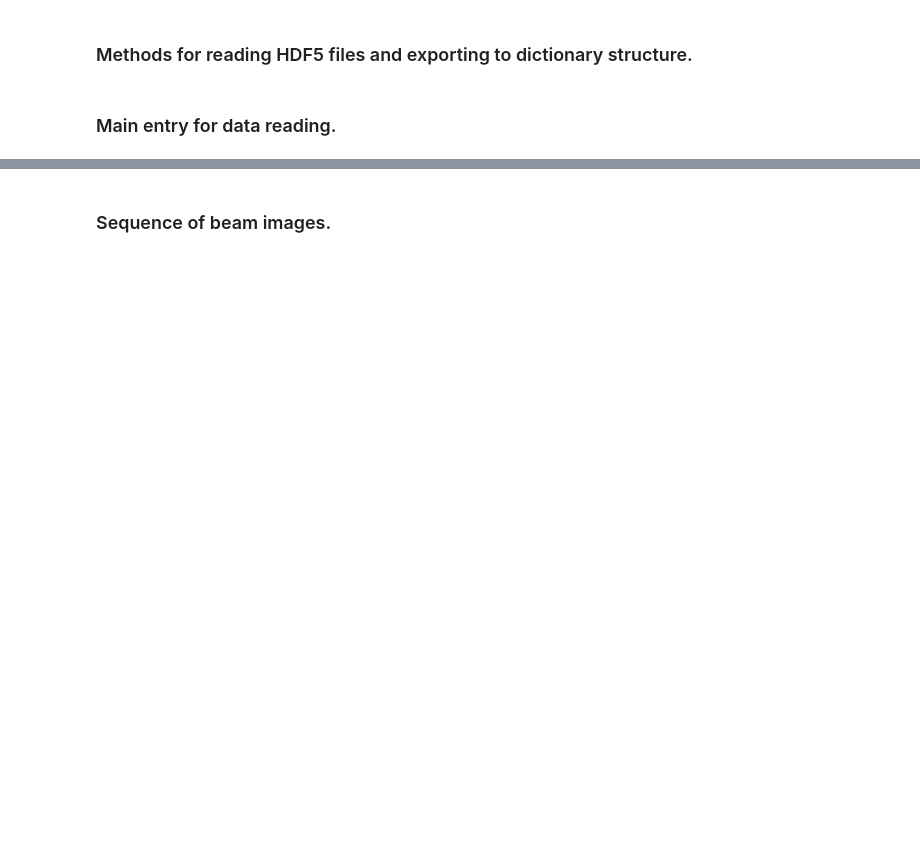
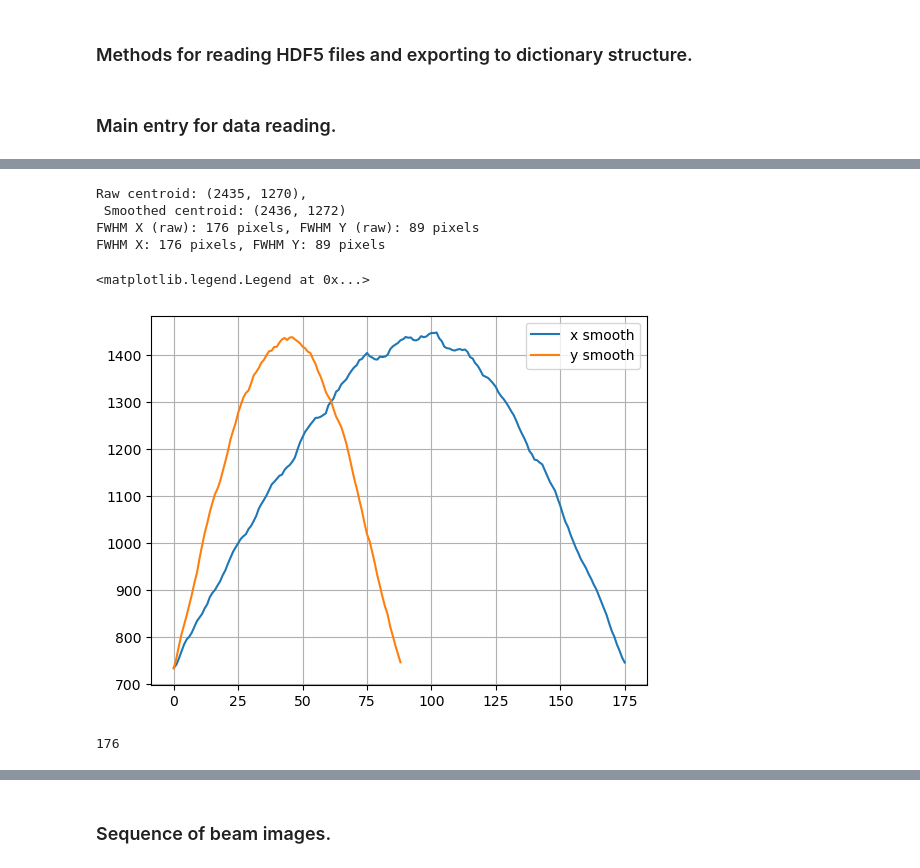
Before and after one commit to lnls-ids/cax-scripts, a Jupyter notebook: scan_read_hdf5.ipynb, the cells around one changed output, grey strips where cells are left out. Drawn from its saved outputs; the diff is of its cells as text; code cells hidden in the pictures; blank space fills up the shorter version.

```diff
--- a/scan_read_hdf5.ipynb
+++ b/scan_read_hdf5.ipynb
@@ -546,0 +878,56 @@ scan_plot(sel_items, observable,
+# %%
+import numpy as np
+from scipy.signal import savgol_filter
+
+img = data['01']['scan-0012']['dvf_B1']['data']
+cx = np.sum(img, axis=0).argmax()
+cy = np.sum(img, axis=1).argmax()
+
+# FWHMs
+x_profile = img[cy, :]
+y_profile = img[:, cx]
+
+halfx = x_profile.max() / 2
+halfy = y_profile.max() / 2
+
+
+xsmooth = savgol_filter(x_profile, window_length=13, polyorder=2)
+ysmooth = savgol_filter(y_profile, window_length=13, polyorder=2)
+
+xmaxraw = np.argmax(x_profile)
+ymaxraw = np.argmax(y_profile)
+xmax = np.argmax(xsmooth)
+ymax = np.argmax(ysmooth)
+
+print(f"Raw centroid: ({xmaxraw}, {ymaxraw}),\n"
+      f" Smoothed centroid: ({xmax}, {ymax})")
+
+fwhm_x_raw = np.sum(x_profile > halfx)
+fwhm_y_raw = np.sum(y_profile > halfy)
+fwhm_x = np.sum(xsmooth > halfx)
+fwhm_y = np.sum(ysmooth > halfy)
+
+print(f"FWHM X (raw): {fwhm_x_raw} pixels, FWHM Y (raw): {fwhm_y_raw} pixels")
+print(f"FWHM X: {fwhm_x} pixels, FWHM Y: {fwhm_y} pixels")
+
+
+# plt.plot(x_profile[x_profile > halfx], label='x')
+# plt.plot(y_profile[y_profile > halfy], label='y')
+plt.plot(xsmooth[xsmooth > halfx], label='x smooth')
+plt.plot(ysmooth[ysmooth > halfy], label='y smooth')
+# plt.plot([0, len(x_profile)],
+#          [x_profile.max() / 2, x_profile.max() / 2],
+#          'k--', label='Half max')
+plt.grid(True)
+plt.legend()
+# %% [output]
+Raw centroid: (2435, 1270),
+ Smoothed centroid: (2436, 1272)
+FWHM X (raw): 176 pixels, FWHM Y (raw): 89 pixels
+FWHM X: 176 pixels, FWHM Y: 89 pixels
+<matplotlib.legend.Legend at 0x...>
+[figure, added]
+# %%
+np.sum(x_profile > (x_profile.max() / 2))
+# %% [output]
+176
```
Also changed, not shown: parts of 18 cells of this notebook, 1 other file.
